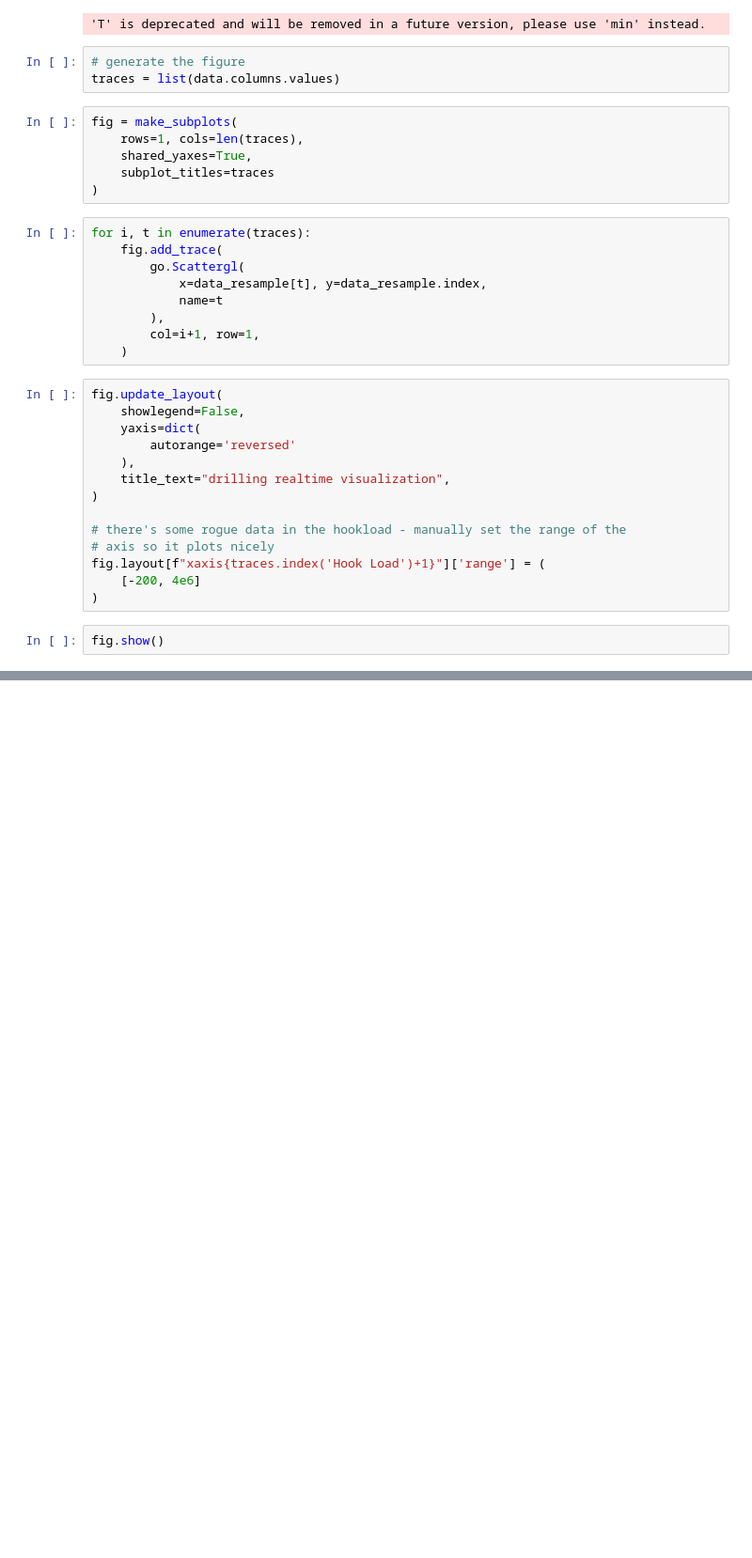
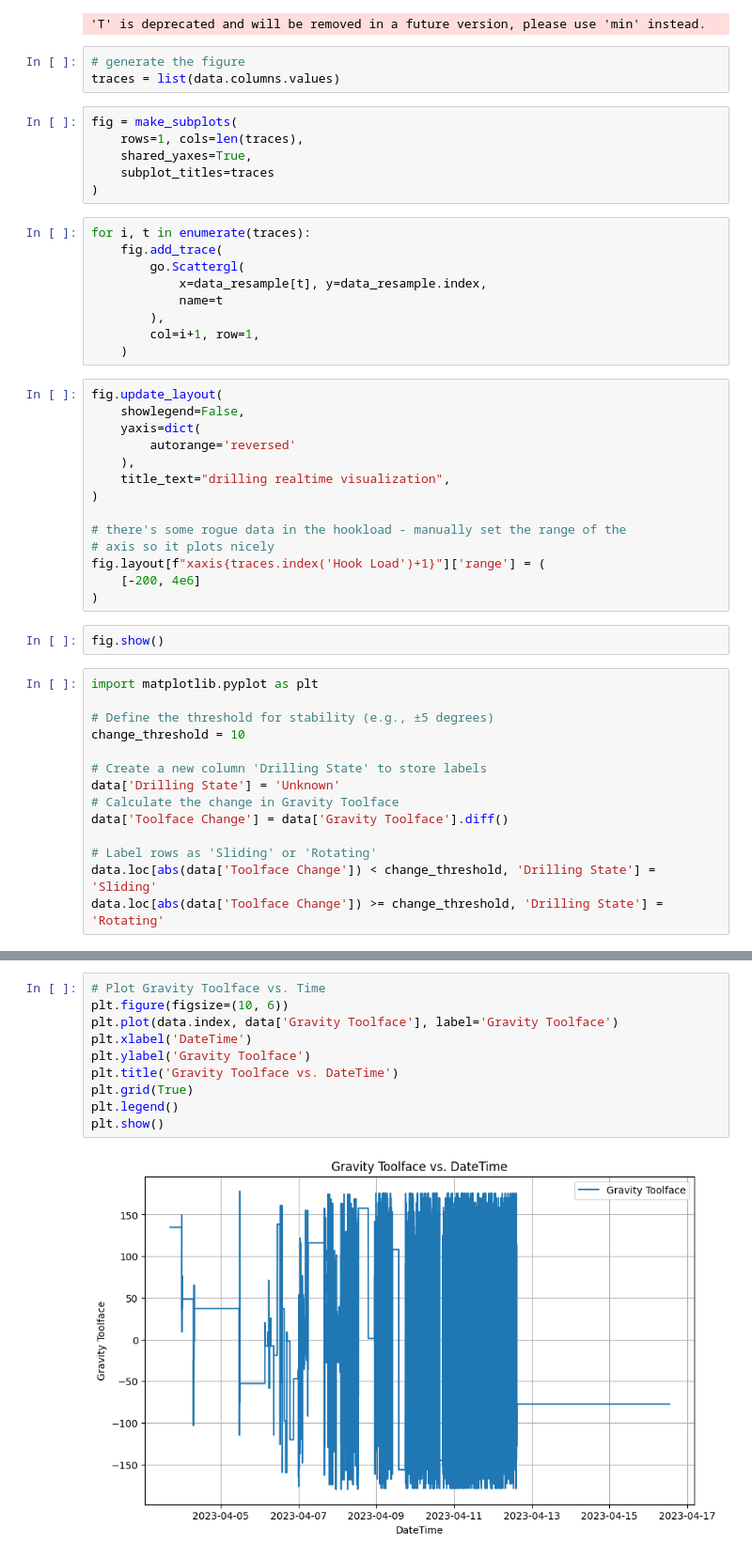
Before and after one commit to gaoqian310/post_well_analysis, a Jupyter notebook: real_time_visualization.ipynb, the cells around one changed output, grey strips where cells are left out. Shown: that part at 94% size. Saved outputs shown, nothing was run; the diff lists cells and outputs as text; blank space fills up the shorter version.

Commit message:
label slide

```diff
--- a/real_time_visualization.ipynb
+++ b/real_time_visualization.ipynb
@@ -141,3 +141,17 @@ fig.layout[f"xaxis{traces.index('Hook Load')+1}"]['range'] = (
 )
 # %%
 fig.show()
+# %%
+import matplotlib.pyplot as plt
+
+# Define the threshold for stability (e.g., ±5 degrees)
+change_threshold = 10
+
+# Create a new column 'Drilling State' to store labels
+data['Drilling State'] = 'Unknown'
+# Calculate the change in Gravity Toolface
+data['Toolface Change'] = data['Gravity Toolface'].diff()
+
+# Label rows as 'Sliding' or 'Rotating'
+data.loc[abs(data['Toolface Change']) < change_threshold, 'Drilling State'] = 'Sliding'
+data.loc[abs(data['Toolface Change']) >= change_threshold, 'Drilling State'] = 'Rotating'
@@ -143,0 +168,12 @@ fig.show()
+# %%
+# Plot Gravity Toolface vs. Time
+plt.figure(figsize=(10, 6))
+plt.plot(data.index, data['Gravity Toolface'], label='Gravity Toolface')
+plt.xlabel('DateTime')
+plt.ylabel('Gravity Toolface')
+plt.title('Gravity Toolface vs. DateTime')
+plt.grid(True)
+plt.legend()
+plt.show()
+# %% [output]
+[figure, added]
```
Also changed, not shown: parts of 6 cells of this notebook.
